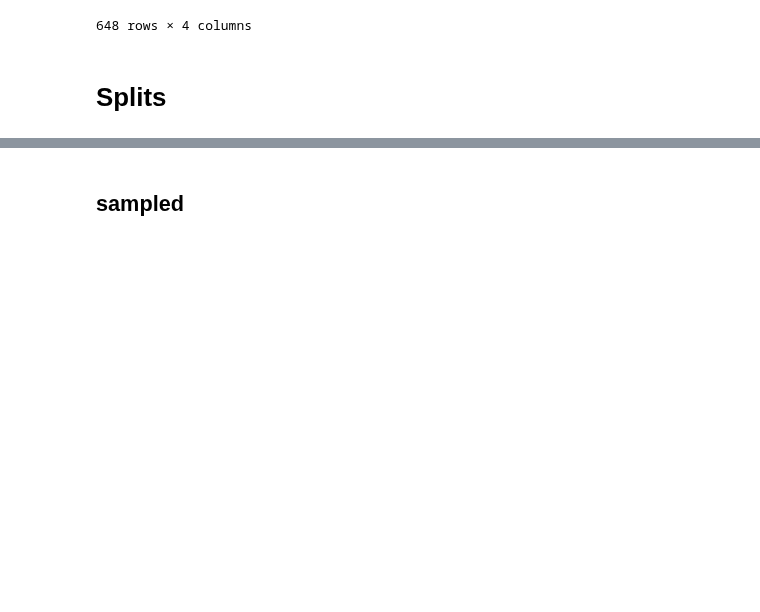
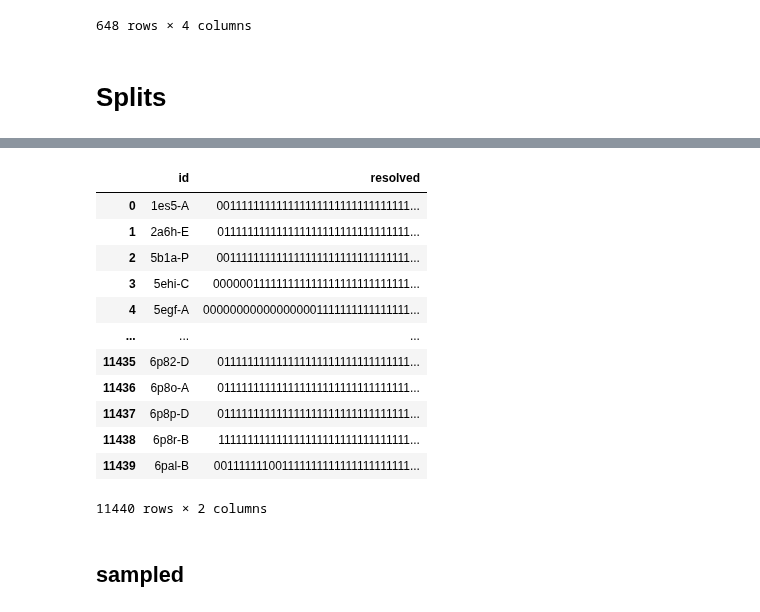
Before and after one commit to J-SNACKKB/FLIP, a Jupyter notebook: collect_splits/7_secondary_structure.ipynb, the cells around one changed output, grey strips where cells are left out. Cells and saved outputs as stored; diff of their text form; code cells hidden in the pictures; blank space fills up the shorter version.

```diff
--- a/collect_splits/7_secondary_structure.ipynb
+++ b/collect_splits/7_secondary_structure.ipynb
@@ -102,3 +130,31 @@ test_set
+# %%
+# Let's create a resolved.fasta file with all the resolveds
+resolved = DataFrame(columns = ["id", "resolved"])
+resolved = resolved.append(train_set[["id", "resolved"]])
+resolved = resolved.append(validation_set[["id", "resolved"]])
+resolved = resolved.append(test_set[["id", "resolved"]])
+resolved = resolved.reset_index(drop = True)
+
+with open(split_path / 'splits' / 'resolved.fasta', 'w') as resolved_file:
+    for index, row in resolved.iterrows():
+        resolved_file.write('>{}\n'.format(row['id']))
+        resolved_file.write('{}\n'.format(row['resolved']))
+# %%
+resolved
+# %% [output]
+|  | id | resolved |
+| 0 | 1es5-A | 001111111111111111111111111111111... |
+| 1 | 2a6h-E | 011111111111111111111111111111111... |
+| 2 | 5b1a-P | 001111111111111111111111111111111... |
+| 3 | 5ehi-C | 000000111111111111111111111111111... |
+| 4 | 5egf-A | 000000000000000001111111111111111... |
+| ... | ... | ... |
+| 11435 | 6p82-D | 011111111111111111111111111111111... |
+| 11436 | 6p8o-A | 011111111111111111111111111111111... |
+| 11437 | 6p8p-D | 011111111111111111111111111111111... |
+| 11438 | 6p8r-B | 111111111111111111111111111111111... |
+| 11439 | 6pal-B | 001111111001111111111111111111111... |
+11440 rows × 2 columns
 # %% [markdown]
 ## sampled
 # %%
```
Also changed, not shown: parts of 6 cells of this notebook, 3 other files.
